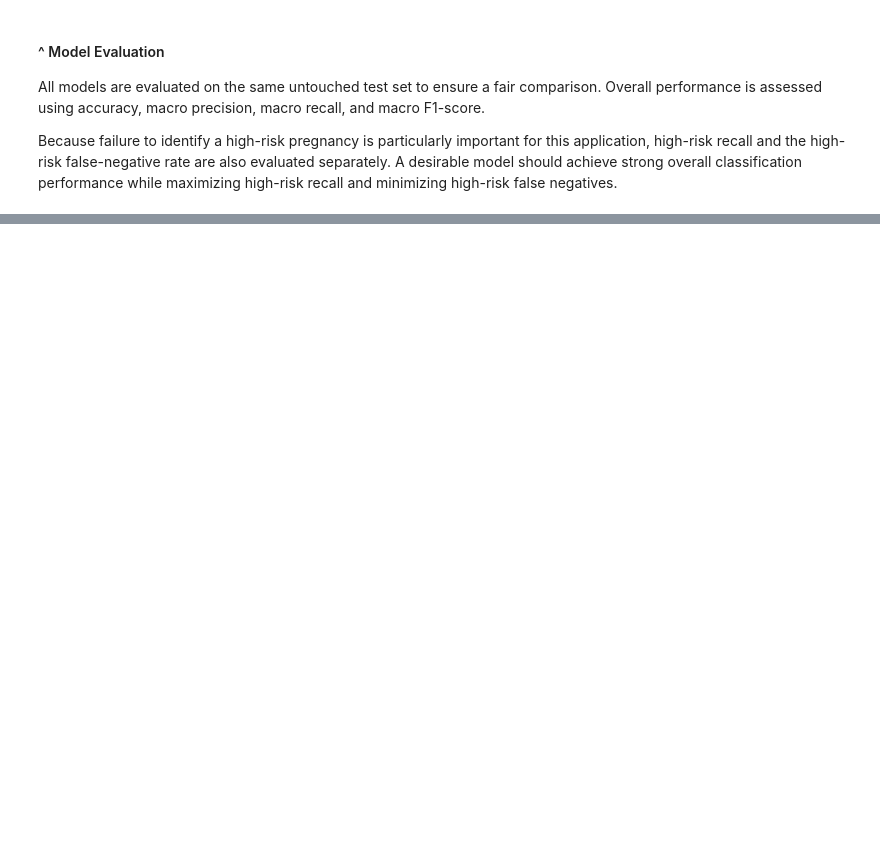
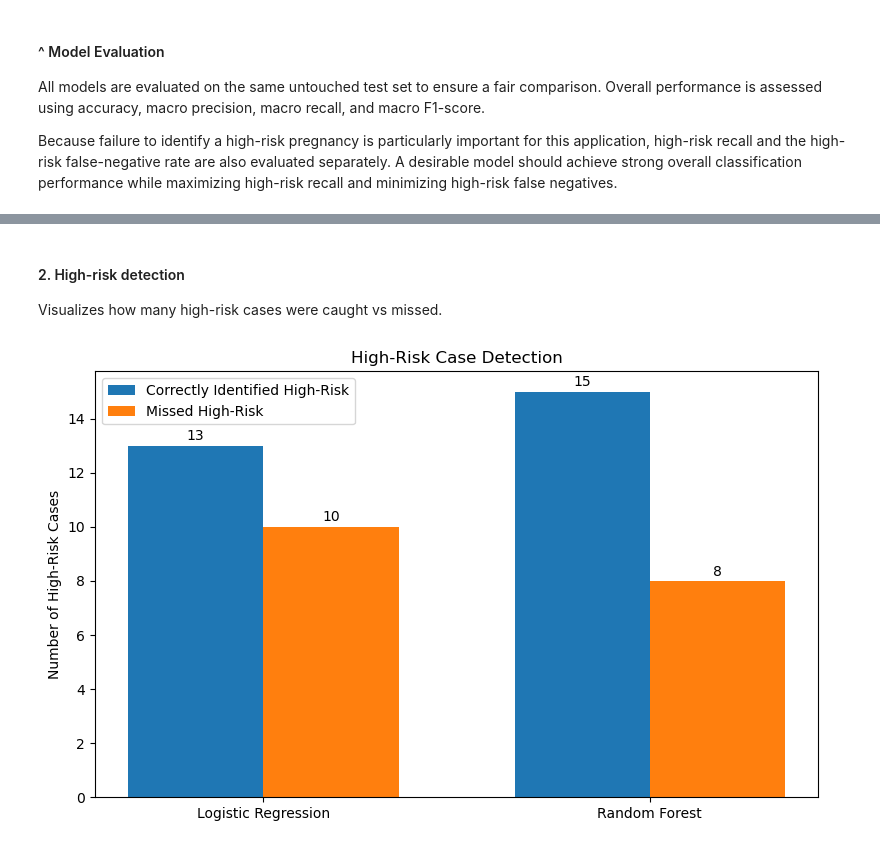
Before and after one commit to xloli20/SIC-MATERNAL-AI, a Jupyter notebook: ml/notebooks/logistic_regression_random_forest.ipynb, the cells around one changed output, grey strips where cells are left out. Saved outputs shown, nothing was run; the diff lists cells and outputs as text; code cells hidden in the pictures; blank space fills up the shorter version.

```diff
--- a/ml/notebooks/logistic_regression_random_forest.ipynb
+++ b/ml/notebooks/logistic_regression_random_forest.ipynb
@@ -407,0 +544,44 @@ minimizing high-risk false negatives.
+# %% [markdown]
+#### 2. High-risk detection
+Visualizes how many high-risk cases were caught vs missed.
+# %%
+models = high_risk_fnr_df["Model"]
+true_positives = high_risk_fnr_df["High-Risk True Positives"]
+false_negatives = high_risk_fnr_df["High-Risk False Negatives"]
+
+x = np.arange(len(models))
+width = 0.35
+
+plt.figure(figsize=(8, 5))
+
+bars1 = plt.bar(
+    x - width/2,
+    true_positives,
+    width,
+    label="Correctly Identified High-Risk"
+)
+
+bars2 = plt.bar(
+    x + width/2,
+    false_negatives,
+    width,
+    label="Missed High-Risk"
+)
+
+for bars in [bars1, bars2]:
+    for bar in bars:
+        plt.text(
+            bar.get_x() + bar.get_width()/2,
+            bar.get_height() + 0.2,
+            str(int(bar.get_height())),
+            ha="center"
+        )
+
+plt.xticks(x, models)
+plt.ylabel("Number of High-Risk Cases")
+plt.title("High-Risk Case Detection")
+plt.legend()
+plt.tight_layout()
+plt.show()
+# %% [output]
+[figure, added]
```
Also changed, not shown: parts of 17 cells of this notebook.
